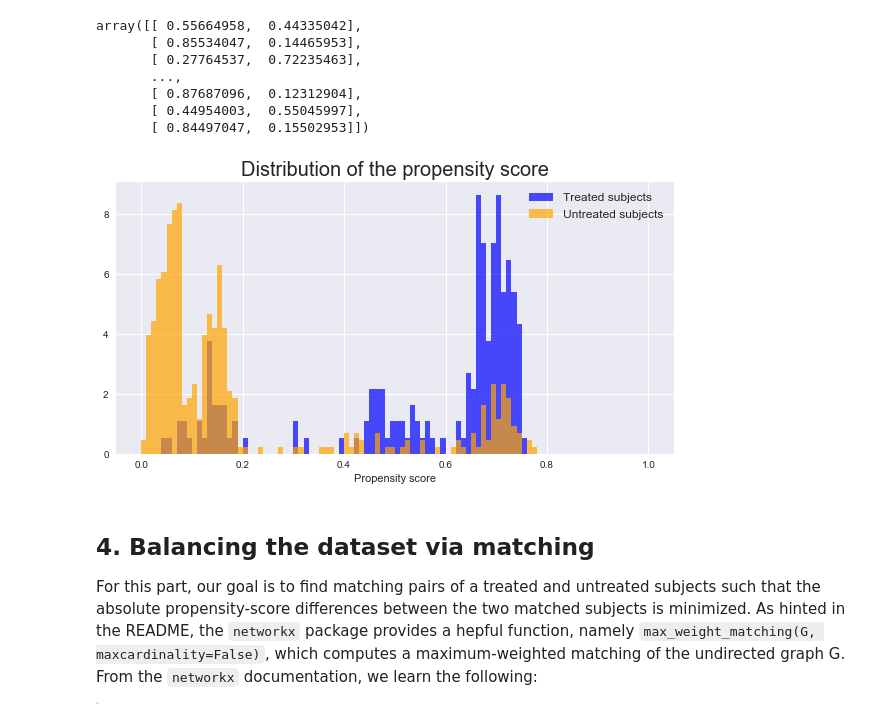
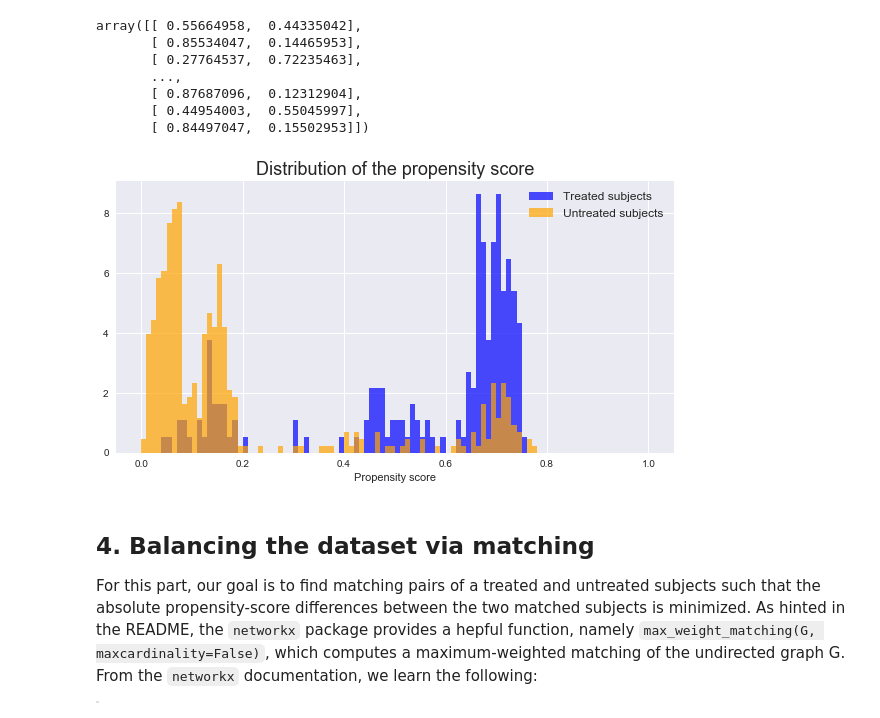
Before and after one commit to brunowicht/ada_project, a Jupyter notebook: 04 - Applied ML/Homework4.ipynb, the cells around one changed output. Saved outputs shown, nothing was run; the diff lists cells and outputs as text; code cells hidden in the pictures.

```diff
--- a/04 - Applied ML/Homework4.ipynb
+++ b/04 - Applied ML/Homework4.ipynb
@@ -160,24 +223,24 @@ array([[ 0.55664958,  0.44335042],
 # %%
 treated_idx = np.where(data['treat'] == 1)[0]
 untreated_idx = np.where(data['treat'] == 0)[0]
 
 prop_score_treated = prop_score[treated_idx, 1]
 prop_score_untreated = prop_score[untreated_idx, 1]
 
 # Create plots
 plt.figure(figsize=(10,5))
-plt.title("Distribution of the propensity score", fontsize=20)
+plt.title("Distribution of the propensity score", fontsize=18)
 
 # Plot two histograms for treated and untreated groups
 plt.hist(prop_score_treated, bins=100, range=(0, 1), normed=True, color='blue', alpha=0.7)
 plt.hist(prop_score_untreated, bins=100, range=(0, 1), normed=True, color='orange', alpha=0.7)
 plt.xlabel('Propensity score')
 
 # Add legend and display the plot
 plt.legend(['Treated subjects', 'Untreated subjects'], loc='upper right', prop={'size': 12})
 plt.show()
 # %% [output]
-[figure, old version]
+[figure, new version]
 # %% [markdown]
 ## 4. Balancing the dataset via matching
 
```
Also changed, not shown: parts of 22 cells of this notebook.
